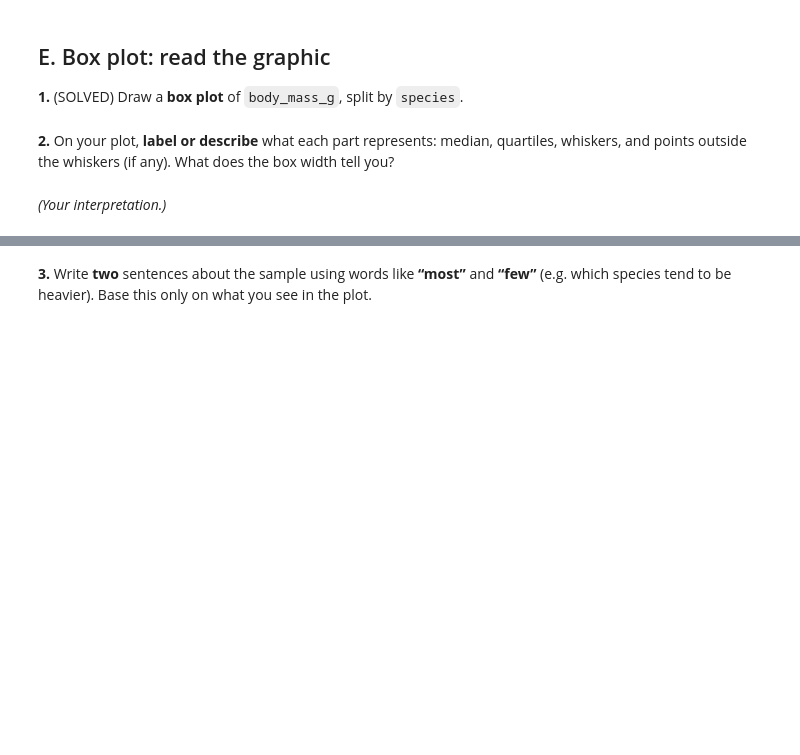
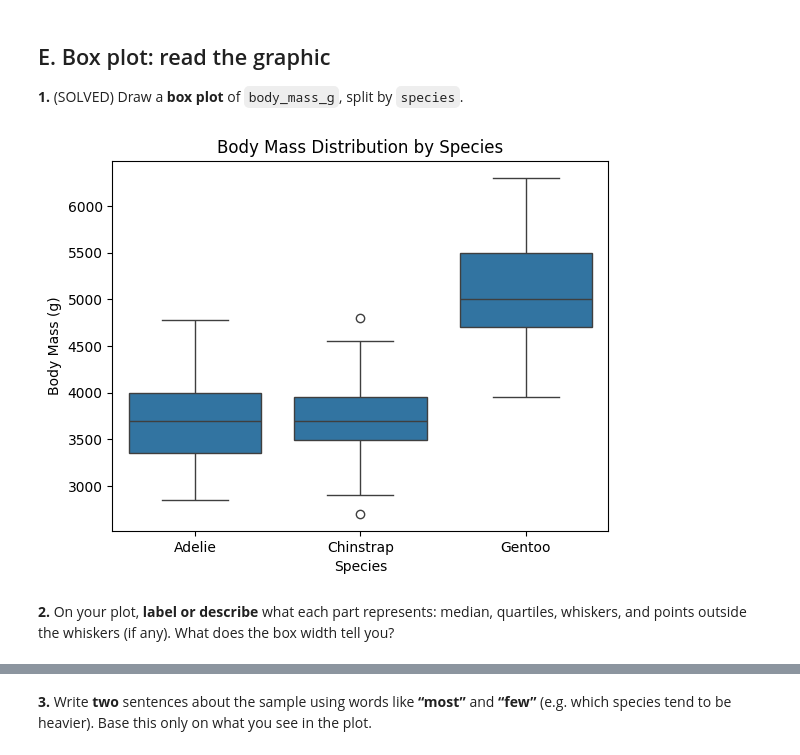
Before and after one commit to Abdulaziznasser1/B5, a Jupyter notebook: student/m3-1_exercise.ipynb, the cells around one changed output, grey strips where cells are left out. Saved outputs shown, nothing was run; the diff lists cells and outputs as text; code cells hidden in the pictures; blank space fills up the shorter version.

```diff
--- a/student/m3-1_exercise.ipynb
+++ b/student/m3-1_exercise.ipynb
@@ -92,4 +239,13 @@ plt.tight_layout()
+# %%
+import seaborn as sns
+import matplotlib.pyplot as plt
+
+sns.boxplot(data=df, x="species", y="body_mass_g")
+plt.title("Body Mass Distribution by Species")
+plt.xlabel("Species")
+plt.ylabel("Body Mass (g)")
+plt.show()
+# %% [output]
+[figure, added]
 # %% [markdown]
 **2.** On your plot, **label or describe** what each part represents: median, quartiles, whiskers, and points outside the whiskers (if any). What does the box width tell you?
-# %% [markdown]
-*(Your interpretation.)*
```
Also changed, not shown: parts of 34 cells of this notebook.
